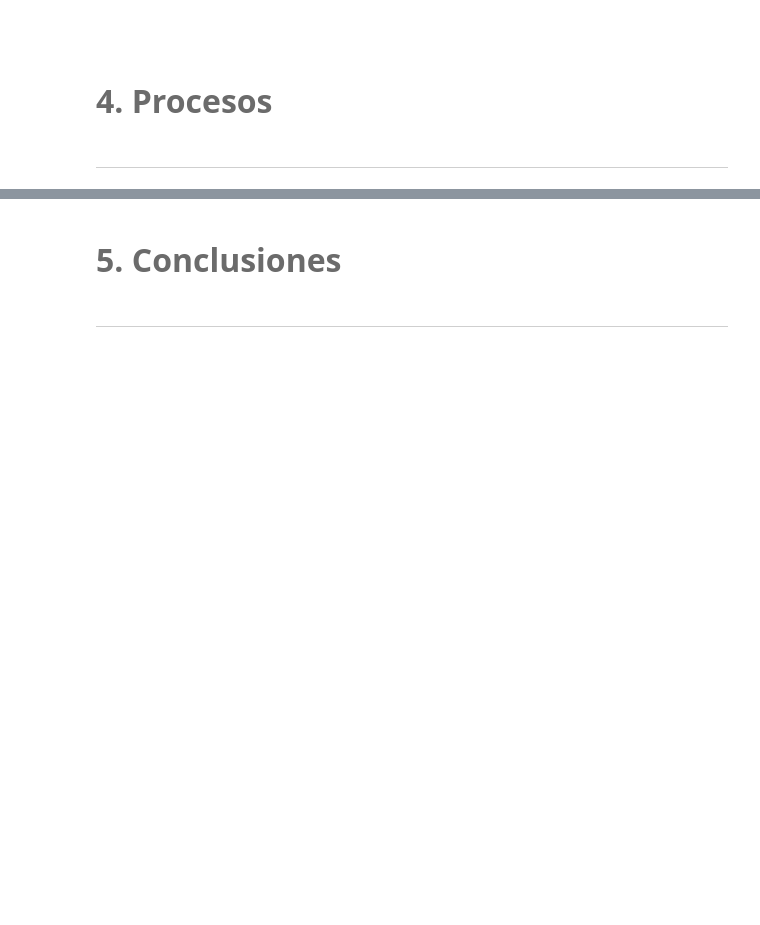
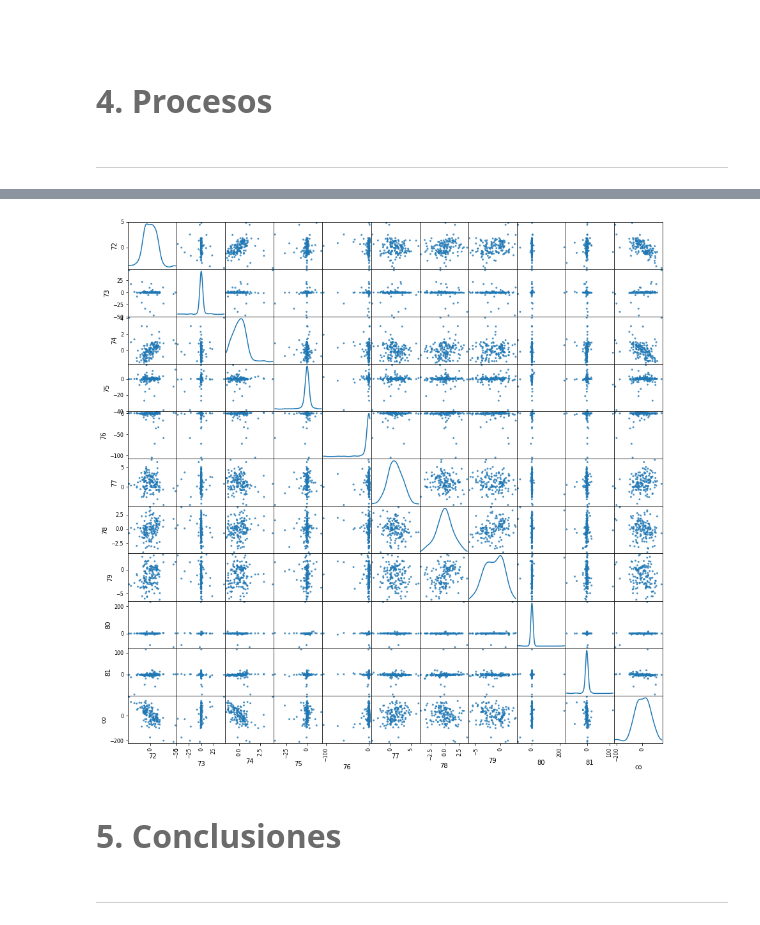
Before and after one commit to IFFranciscoME/Symbolic-Linear-Models, a Jupyter notebook: codigos/notebook.ipynb, the cells around one changed output, grey strips where cells are left out. Saved outputs shown, nothing was run; the diff lists cells and outputs as text; code cells hidden in the pictures; blank space fills up the shorter version.

```diff
--- a/codigos/notebook.ipynb
+++ b/codigos/notebook.ipynb
@@ -74,3 +160,12 @@ Para correr este notebook es necesario contar con los siguientes archivos y depe
+# %%
+import pandas.plotting as cor
+simbolic=nuevos_features.iloc[:, -10:]
+p_y=features.iloc[:, 1]
+nuevo=pd.concat([simbolic,p_y],axis=1)
+# %%
+cor.scatter_matrix(nuevo, diagonal='kde', alpha=0.8, figsize=(15,15));
+# %% [output]
+[figure, added]
 # %% [markdown]
 # <font color= #6B6B6B> <font size = 6> 5. Conclusiones </font>
 # %% [markdown]
```
Also changed, not shown: parts of 1 cell of this notebook, 2 other files.
